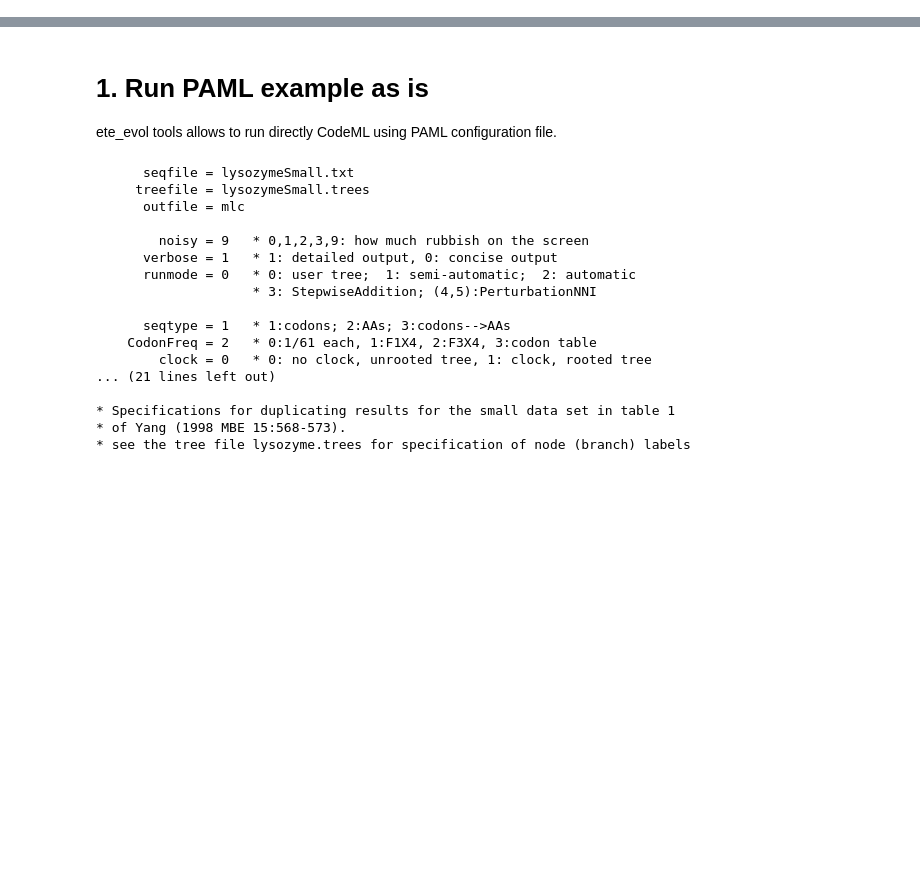
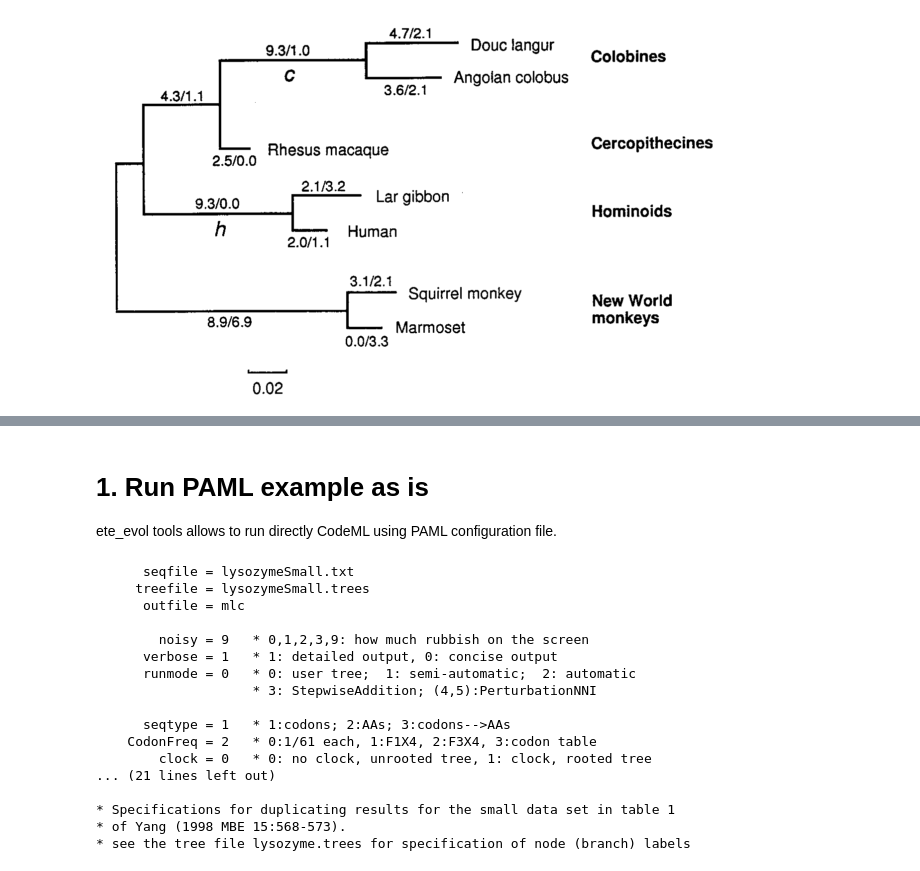
Before and after one commit to etetoolkit/cookbook, a Jupyter notebook: recipes/ete_evol_lysozyme.ipynb, the cells around one changed output, grey strips where cells are left out. Saved outputs shown, nothing was run; the diff lists cells and outputs as text; code cells hidden in the pictures; blank space fills up the shorter version.

```diff
--- a/recipes/ete_evol_lysozyme.ipynb
+++ b/recipes/ete_evol_lysozyme.ipynb
@@ -17,0 +6,5 @@ The files that we are going to use for this example are:
+# %%
+from IPython.display import Image
+Image(filename='data/lysozyme/Lysozyme_small_tree.png')
+# %% [output]
+[figure, added]
```
Also changed, not shown: parts of 20 cells of this notebook.
